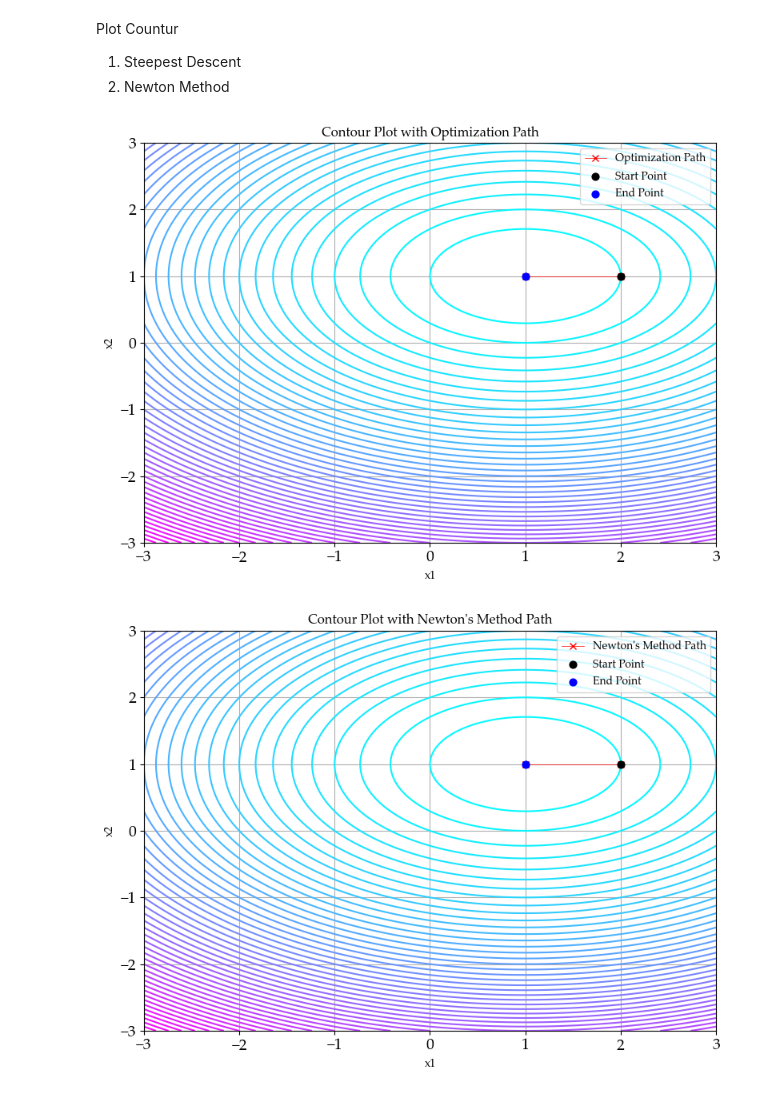
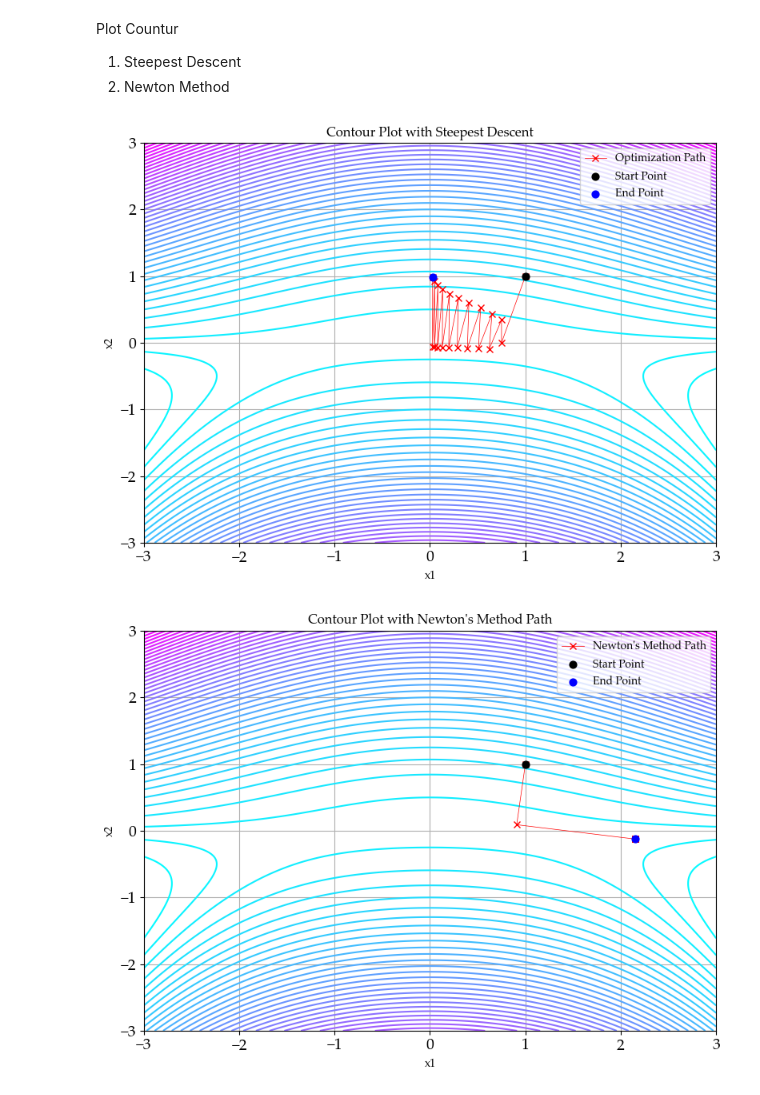
Before and after one commit to fegara/W11-Code, a Jupyter notebook: Assign.ipynb, the cells around one changed output. Drawn from its saved outputs; the diff is of its cells as text; code cells hidden in the pictures.

```diff
--- a/Assign.ipynb
+++ b/Assign.ipynb
@@ -14,8 +12,8 @@ plt.rcParams['ytick.labelsize'] = 14
 
 # Define the function of three variables
 def func(x):
-    # return x[0]**2 * x[1] + 4 * x[1]**2 - x[1] * x[2] + 1 / (x[2])
-    return x[0]**2 + 2*x[1]**2 + 3*x[2]**2 - 2*x[0] - 4*x[1] - 6*x[2] + 10
+    return x[0]**2 * x[1] + 4 * x[1]**2 - x[1] * x[2] + 1 / (x[2])
+    # return x[0]**2 + 2*x[1]**2 + 3*x[2]**2 - 2*x[0] - 4*x[1] - 6*x[2] + 10
 # %%
 # Numerical gradient using central difference
 def numerical_gradient(f, x, h=1e-5):
@@ -101,8 +99,8 @@ def newton_method(f, x0, tol=1e-6, max_iter=20, mu1=1e-4, rho=0.5, h_hessian=1e-
     return x, path
 # %%
 # Initialize the function and starting point
-# x0 = np.array([1, 1, 1])
-x0 = np.array([2, 1, 1])
+x0 = np.array([1, 1, 1])
+# x0 = np.array([2, 1, 1])
 
 print("\n" + "="*50 + "\n")
 
@@ -176,7 +174,7 @@ ax.plot(path[:, 0], path[:, 1], marker='x', color='red', linewidth=0.5, label='O
 ax.scatter(x0[0], x0[1], color='black', s=40, label='Start Point', zorder=5)
 # Add the end point
 ax.scatter(path[-1, 0], path[-1, 1], color='blue', s=40, label='End Point', zorder=5)
-ax.set_title("Contour Plot with Optimization Path")
+ax.set_title("Contour Plot with Steepest Descent")
 ax.set_xlabel('x1')
 ax.set_ylabel('x2')
 ax.legend()
@@ -207,32 +205,32 @@ plt.show()
 # Create a 2D contour plot with optimization paths
 fig, ax = plt.subplots(figsize=(8, 6))
 
 # Plot the contour
 CS = ax.contour(X, Y, Z, levels=50, cmap='cool')
 
 # Plot the optimization path for Steepest Descent
 ax.plot(path[:, 0], path[:, 1], marker='x', color='red', linewidth=1, label='Steepest Descent Path')
 
 # Plot the optimization path for Newton's Method
 ax.plot(path_newton[:, 0], path_newton[:, 1], marker='x', color='blue', linewidth=1, label="Newton's Method Path")
 
 # Add the start point
 ax.scatter(x0[0], x0[1], color='black', s=40, label='Start Point', zorder=5)
 
 # Add the end points
 ax.scatter(path[-1, 0], path[-1, 1], color='red', s=40, label='Steepest Descent End Point', zorder=5)
 ax.scatter(path_newton[-1, 0], path_newton[-1, 1], color='blue', s=40, label="Newton's Method End Point", zorder=5)
 
 # Add labels, title, and legend
 ax.set_title("2D Contour Plot with Optimization Paths", fontsize=16)
 ax.set_xlabel('x1', fontsize=12)
 ax.set_ylabel('x2', fontsize=12)
 ax.legend()
 
 # Display the plot
 plt.grid(True)
 plt.tight_layout()
 plt.show()
 # %% [output]
-[figure, old version]
+[figure, new version]
-[figure, old version]
+[figure, new version]
```
Also changed, not shown: parts of 7 cells of this notebook.
